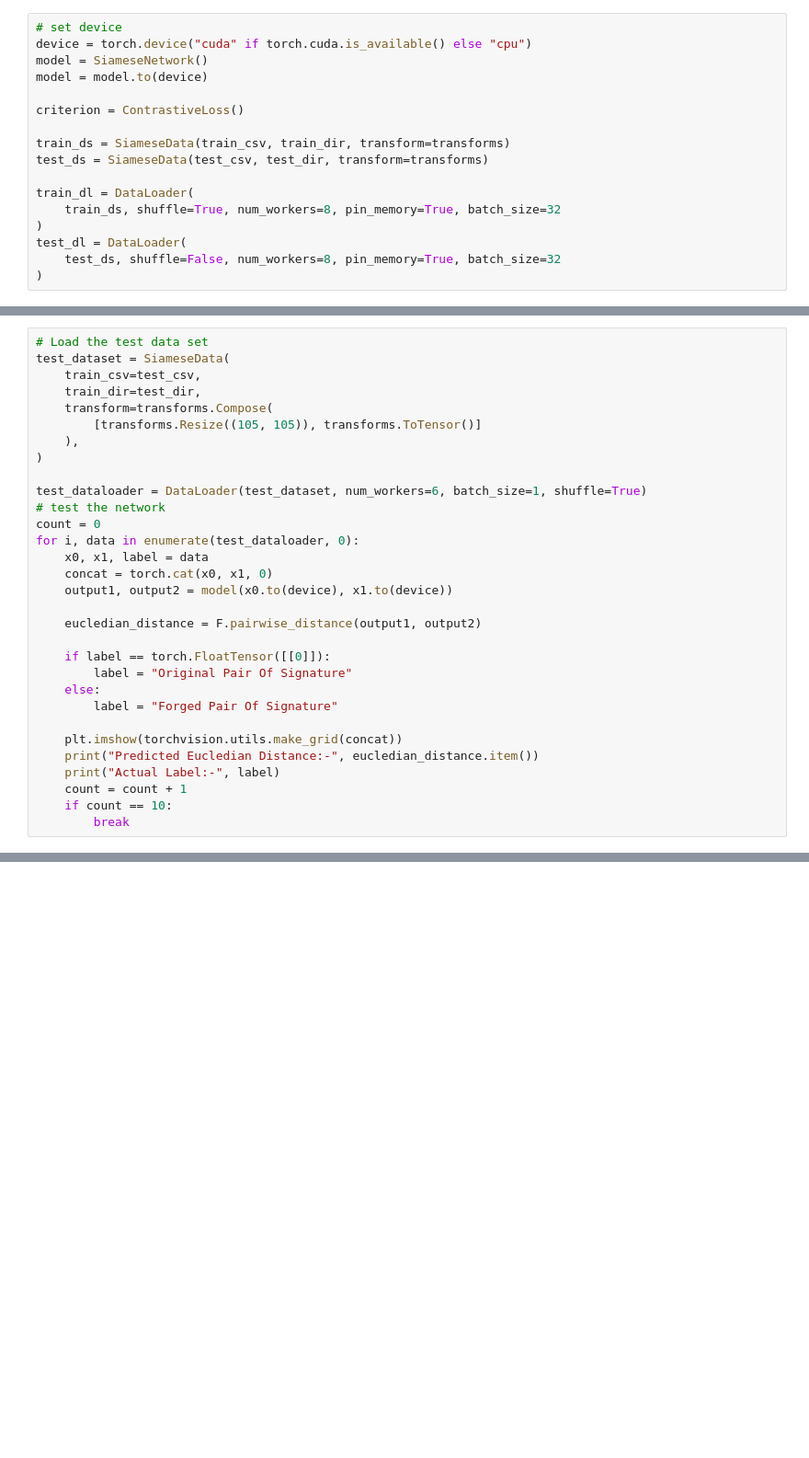
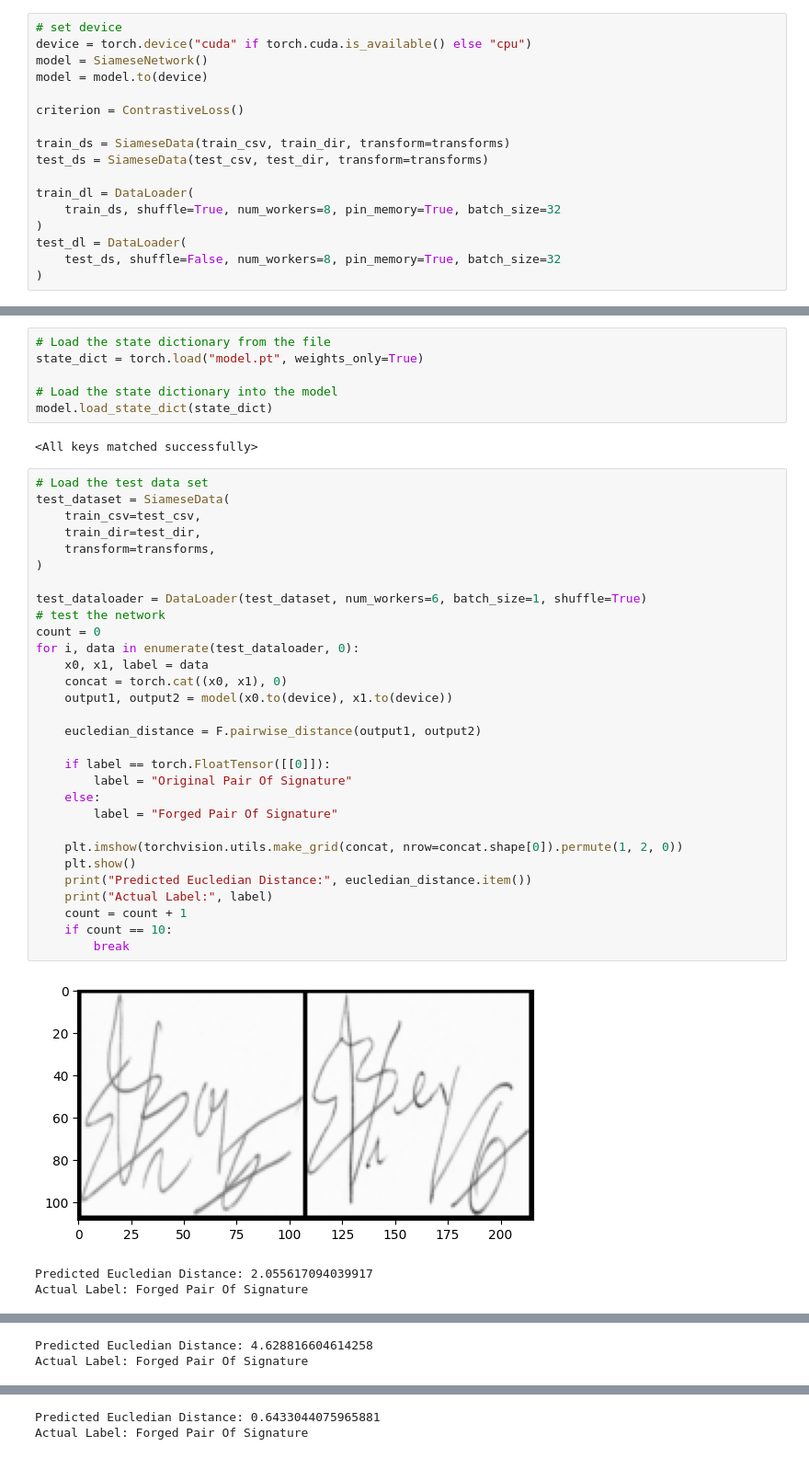
Before and after one commit to pcdean2000/SigNet, a Jupyter notebook: signet_test.ipynb, the cells around one changed output, grey strips where cells are left out. Shown at 92% size. Drawn from its saved outputs; the diff is of its cells as text; blank space fills up the shorter version.

```diff
--- a/signet_test.ipynb
+++ b/signet_test.ipynb
@@ -180,31 +181,42 @@ KeyboardInterrupt:
+# %%
+# Load the state dictionary from the file
+state_dict = torch.load("model.pt", weights_only=True)
+
+# Load the state dictionary into the model
+model.load_state_dict(state_dict)
+# %% [output]
+<All keys matched successfully>
 # %%
 # Load the test data set
 test_dataset = SiameseData(
     train_csv=test_csv,
     train_dir=test_dir,
-    transform=transforms.Compose(
-        [transforms.Resize((105, 105)), transforms.ToTensor()]
-    ),
+    transform=transforms,
 )
 
 test_dataloader = DataLoader(test_dataset, num_workers=6, batch_size=1, shuffle=True)
 # test the network
 count = 0
 for i, data in enumerate(test_dataloader, 0):
     x0, x1, label = data
-    concat = torch.cat(x0, x1, 0)
+    concat = torch.cat((x0, x1), 0)
     output1, output2 = model(x0.to(device), x1.to(device))
 
     eucledian_distance = F.pairwise_distance(output1, output2)
 
     if label == torch.FloatTensor([[0]]):
         label = "Original Pair Of Signature"
     else:
         label = "Forged Pair Of Signature"
 
-    plt.imshow(torchvision.utils.make_grid(concat))
-    print("Predicted Eucledian Distance:-", eucledian_distance.item())
-    print("Actual Label:-", label)
+    plt.imshow(torchvision.utils.make_grid(concat, nrow=concat.shape[0]).permute(1, 2, 0))
+    plt.show()
+    print("Predicted Eucledian Distance:", eucledian_distance.item())
+    print("Actual Label:", label)
     count = count + 1
     if count == 10:
         break
+# %% [output]
+[figure, added]
+Predicted Eucledian Distance: 2.055617094039917
+Actual Label: Forged Pair Of Signature
@@ -210,0 +224,2 @@ for i, data in enumerate(test_dataloader, 0):
+Predicted Eucledian Distance: 4.628816604614258
+Actual Label: Forged Pair Of Signature
@@ -210,0 +227,2 @@ for i, data in enumerate(test_dataloader, 0):
+Predicted Eucledian Distance: 0.6433044075965881
+Actual Label: Forged Pair Of Signature
```
Also changed, not shown: parts of 2 cells of this notebook, 1 other file.
